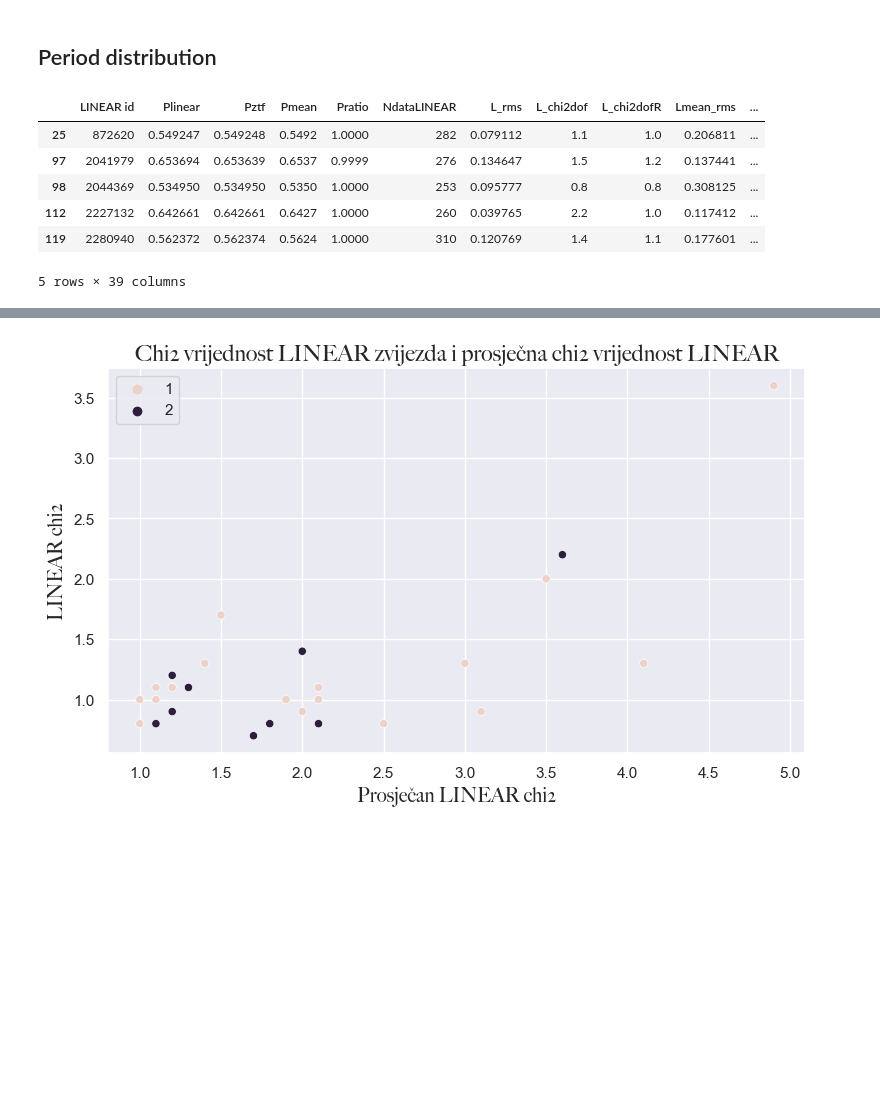
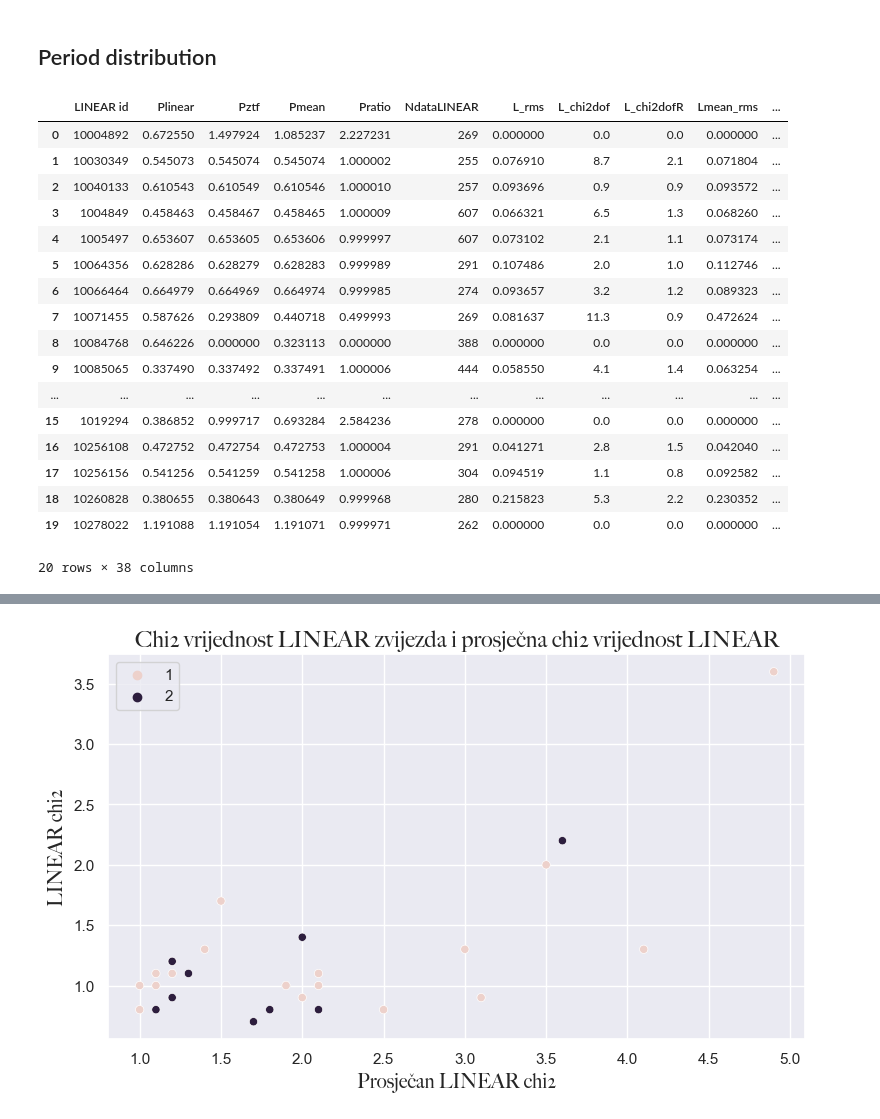
Before and after one commit to emadonev/var_stars, a Jupyter notebook: nbs/04_Analyzing_RR_Lyrae.ipynb, the cells around one changed output, grey strips where cells are left out. Cells and saved outputs as stored; diff of their text form; code cells hidden in the pictures; blank space fills up the shorter version.

```diff
--- a/nbs/04_Analyzing_RR_Lyrae.ipynb
+++ b/nbs/04_Analyzing_RR_Lyrae.ipynb
@@ -232,12 +227,11 @@ LC_ANALYSIS['BlazhkoPeakZ'] = round(LC_ANALYSIS['BlazhkoPeakZ'], 4)
 LC_ANALYSIS['BlazhkoPeriodZ'] = round(LC_ANALYSIS['BlazhkoPeriodZ'], 4)
 LC_ANALYSIS['BpowerRatioZ'] = round(LC_ANALYSIS['BpowerRatioZ'], 4)
 LC_ANALYSIS['BsignificanceZ'] = round(LC_ANALYSIS['BsignificanceZ'], 4)
-LC_ANALYSIS['LCtype'] = Lrrlyr['LCtype']
 LC_ANALYSIS['IndicatorType'] = 'NaN'
 LC_ANALYSIS['ChiType'] = 'NaN'
 LC_ANALYSIS['BE_score'] = 'NaN'
 
-LC_ANALYSIS.to_csv('../outputs/LC_ANALYSIS_FINAL_complete.csv', index=False)
+LC_ANALYSIS.to_csv("../outputs/LC_ANALYSIS_"+end+".csv", index=False)
 periodogr = pickle.load(open("../outputs/periodograms_"+end+".pkl", "rb"))
 fits = np.load("../outputs/fits_"+end+".npy", allow_pickle=True)
 ztf_data = np.load("../outputs/ztf_data_filter"+end+".npy", allow_pickle=True)
@@ -311,14 +305,25 @@ Now, unfortunately, our numbers drop to 29 possible stars with more than 250 dat
 # %% [markdown]
 ## Period distribution
 # %%
-LC_ANALYSIS.head()
+LC_ANALYSIS.head(20)
 # %% [output]
 |  | LINEAR id | Plinear | Pztf | Pmean | Pratio | NdataLINEAR | L_rms | L_chi2dof | L_chi2dofR | Lmean_rms | ... |
-| 25 | 872620 | 0.549247 | 0.549248 | 0.5492 | 1.0000 | 282 | 0.079112 | 1.1 | 1.0 | 0.206811 | ... |
-| 97 | 2041979 | 0.653694 | 0.653639 | 0.6537 | 0.9999 | 276 | 0.134647 | 1.5 | 1.2 | 0.137441 | ... |
-| 98 | 2044369 | 0.534950 | 0.534950 | 0.5350 | 1.0000 | 253 | 0.095777 | 0.8 | 0.8 | 0.308125 | ... |
-| 112 | 2227132 | 0.642661 | 0.642661 | 0.6427 | 1.0000 | 260 | 0.039765 | 2.2 | 1.0 | 0.117412 | ... |
-| 119 | 2280940 | 0.562372 | 0.562374 | 0.5624 | 1.0000 | 310 | 0.120769 | 1.4 | 1.1 | 0.177601 | ... |
+| 0 | 10004892 | 0.672550 | 1.497924 | 1.085237 | 2.227231 | 269 | 0.000000 | 0.0 | 0.0 | 0.000000 | ... |
+| 1 | 10030349 | 0.545073 | 0.545074 | 0.545074 | 1.000002 | 255 | 0.076910 | 8.7 | 2.1 | 0.071804 | ... |
+| 2 | 10040133 | 0.610543 | 0.610549 | 0.610546 | 1.000010 | 257 | 0.093696 | 0.9 | 0.9 | 0.093572 | ... |
+| 3 | 1004849 | 0.458463 | 0.458467 | 0.458465 | 1.000009 | 607 | 0.066321 | 6.5 | 1.3 | 0.068260 | ... |
+| 4 | 1005497 | 0.653607 | 0.653605 | 0.653606 | 0.999997 | 607 | 0.073102 | 2.1 | 1.1 | 0.073174 | ... |
+| 5 | 10064356 | 0.628286 | 0.628279 | 0.628283 | 0.999989 | 291 | 0.107486 | 2.0 | 1.0 | 0.112746 | ... |
+| 6 | 10066464 | 0.664979 | 0.664969 | 0.664974 | 0.999985 | 274 | 0.093657 | 3.2 | 1.2 | 0.089323 | ... |
+| 7 | 10071455 | 0.587626 | 0.293809 | 0.440718 | 0.499993 | 269 | 0.081637 | 11.3 | 0.9 | 0.472624 | ... |
+| 8 | 10084768 | 0.646226 | 0.000000 | 0.323113 | 0.000000 | 388 | 0.000000 | 0.0 | 0.0 | 0.000000 | ... |
+| 9 | 10085065 | 0.337490 | 0.337492 | 0.337491 | 1.000006 | 444 | 0.058550 | 4.1 | 1.4 | 0.063254 | ... |
+| ... | ... | ... | ... | ... | ... | ... | ... | ... | ... | ... | ... |
+| 15 | 1019294 | 0.386852 | 0.999717 | 0.693284 | 2.584236 | 278 | 0.000000 | 0.0 | 0.0 | 0.000000 | ... |
+| 16 | 10256108 | 0.472752 | 0.472754 | 0.472753 | 1.000004 | 291 | 0.041271 | 2.8 | 1.5 | 0.042040 | ... |
+| 17 | 10256156 | 0.541256 | 0.541259 | 0.541258 | 1.000006 | 304 | 0.094519 | 1.1 | 0.8 | 0.092582 | ... |
+| 18 | 10260828 | 0.380655 | 0.380643 | 0.380649 | 0.999968 | 280 | 0.215823 | 5.3 | 2.2 | 0.230352 | ... |
+| 19 | 10278022 | 1.191088 | 1.191054 | 1.191071 | 0.999971 | 262 | 0.000000 | 0.0 | 0.0 | 0.000000 | ... |
-5 rows × 39 columns
+20 rows × 38 columns
 # %%
 plt.figure(figsize=(9,5))
```
Also changed, not shown: parts of 11 cells of this notebook, 17 other files.
